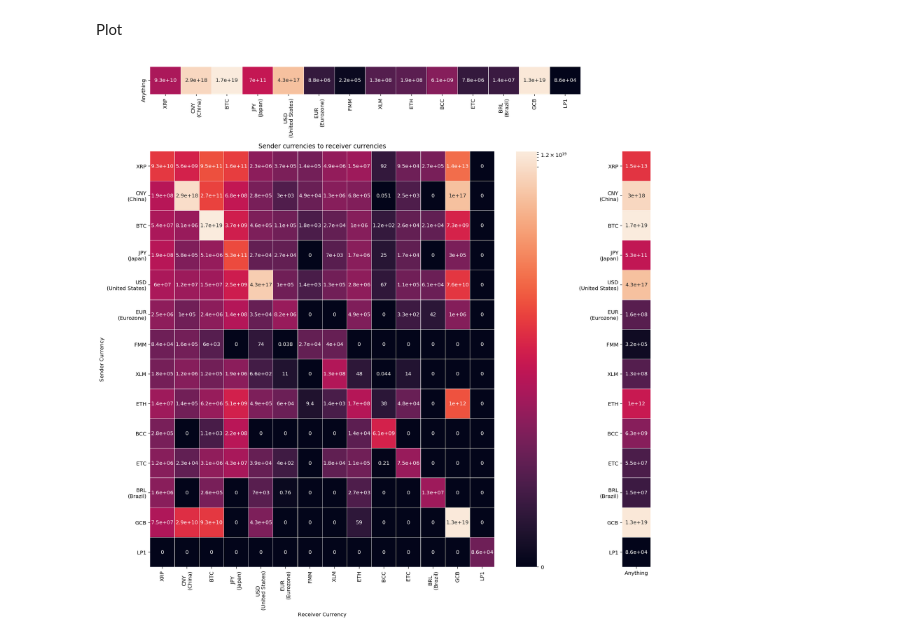
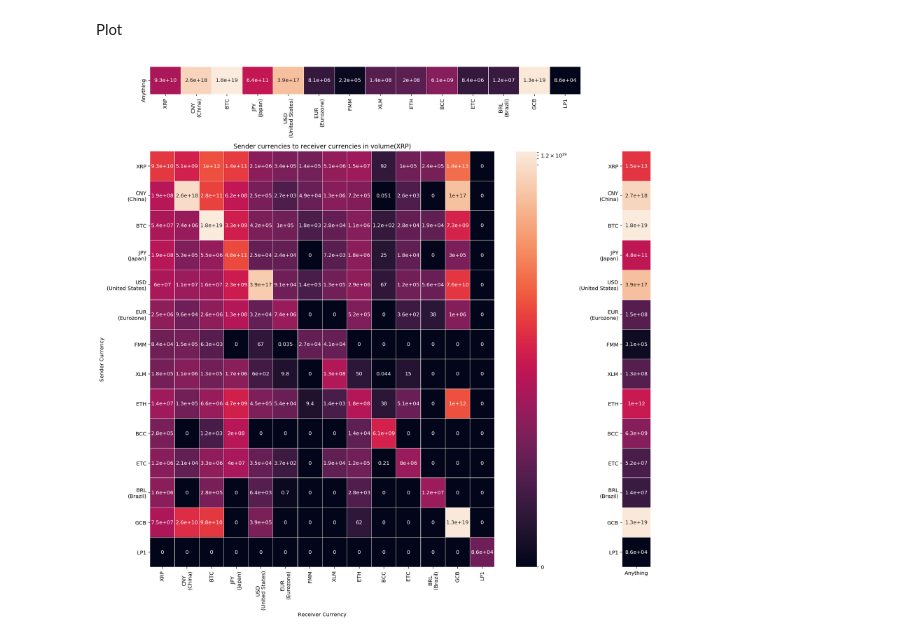
Before and after one commit to dedis/student_19_ripple-locality, a Jupyter notebook: ripple_analysis/notebooks/transactions.ipynb, the cells around one changed output. Saved outputs shown, nothing was run; the diff lists cells and outputs as text; code cells hidden in the pictures.

```diff
--- a/ripple_analysis/notebooks/transactions.ipynb
+++ b/ripple_analysis/notebooks/transactions.ipynb
@@ -497,7 +497,7 @@ for txn in tqdm(data):
                     try:
                         rate = c.convert(1, 'USD', receiver_curr) * currency_to_XRP['USD']
                     except ValueError:
-                        rate = 1
+                        rate = 0
 
             amount = rate * float(txn['receiverAmount'])
 
@@ -523,20 +523,20 @@ Plot
 # %%
 fig, axs = plt.subplots(2, 2, gridspec_kw={'width_ratios': [15, 1], 'height_ratios': [1, 15]},figsize=(15,15))
 axs[0][1].axis('off')
 sns.heatmap(anything_to_currency_volume,annot=True, linewidths= 0.1, linecolor = 'white', cbar=False,
                  xticklabels = labels, yticklabels = ['Anything'],
                  norm = SymLogNorm(linthresh=1, linscale=1, vmin=anything_to_currency_volume.min(), vmax=anything_to_currency_volume.max()),ax = axs[0][0])
 ax = sns.heatmap(matrix_volume, annot=True, linewidths= 0.1, linecolor = 'white',
                  xticklabels = labels, yticklabels = labels,
                  norm = SymLogNorm(linthresh=1, linscale=1, vmin=matrix_volume.min(), vmax=matrix_volume.max()),ax = axs[1][0])
-ax.set_title('Sender currencies to receiver currencies')
+ax.set_title('Sender currencies to receiver currencies in volume(XRP)')
 ax.set_xlabel('Receiver Currency')
 ax.set_ylabel('Sender Currency')
 sns.heatmap(currency_to_anything_volume,annot=True, linewidths= 0.1, linecolor = 'white', xticklabels = ['Anything'],
                  yticklabels = labels, cbar=False,
                  norm = SymLogNorm(linthresh=1, linscale=1, vmin=currency_to_anything_volume.min(), vmax=currency_to_anything_volume.max()),ax = axs[1][1])
 plt.tight_layout()
 plt.savefig('../visualisations/Sender_to_receiver_heatmap_volume.png',dpi = 255)
 plt.show()
 # %% [output]
-[figure, old version]
+[figure, new version]
```
Also changed, not shown: parts of 1 cell of this notebook, 17 other files.
